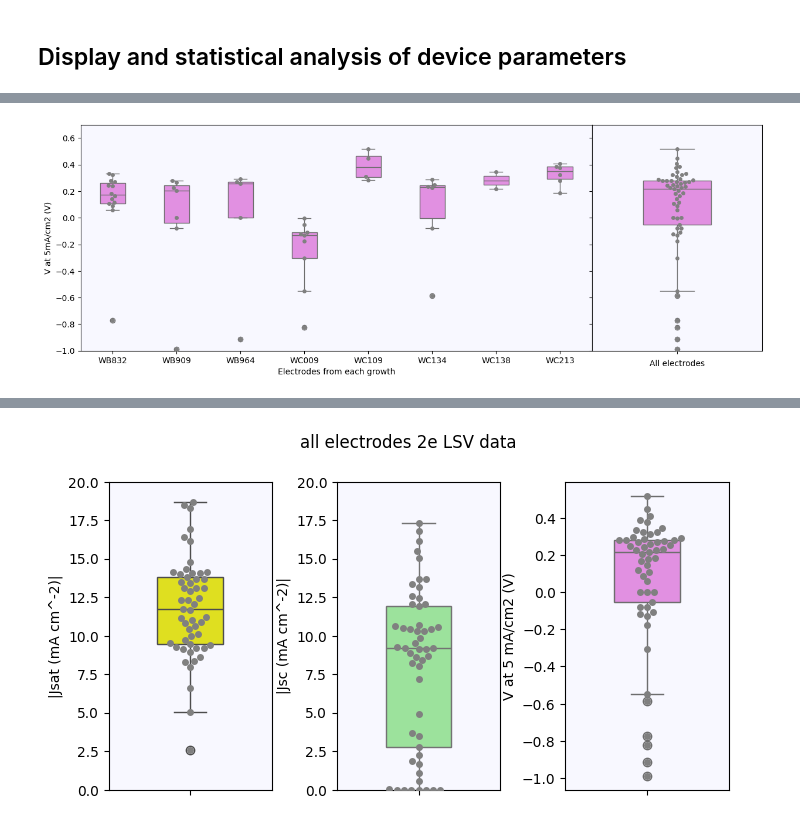
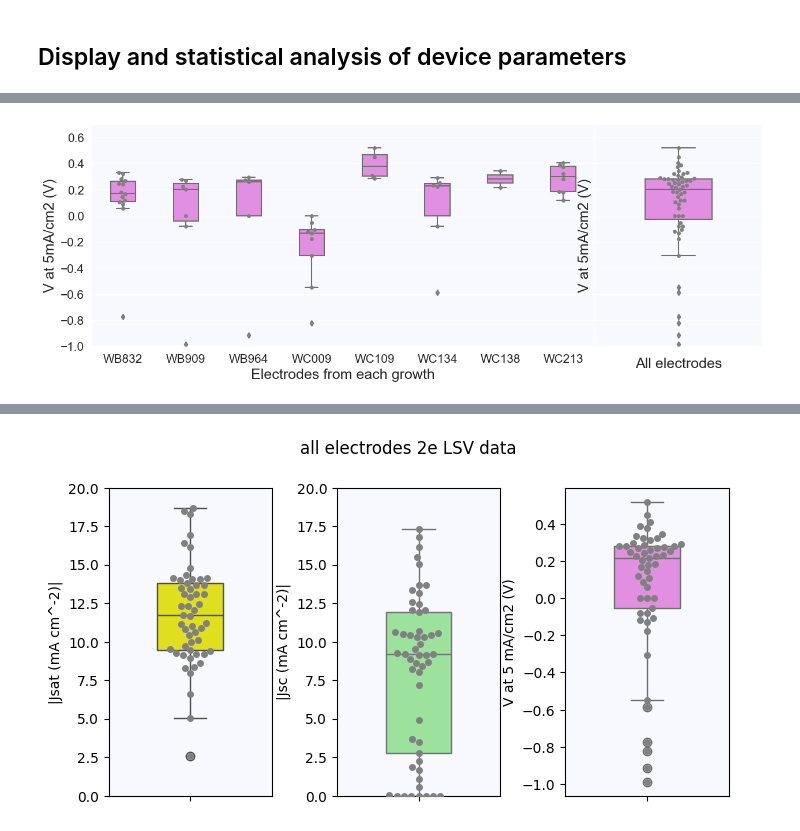
Before and after one commit to oliviaalley/LSV_analysis_script_with_test_data, a Jupyter notebook: Small area GaAs-GaInP tandem photocathode JV pH0pt4 .ipynb, the cells around one changed output, grey strips where cells are left out. Cells and saved outputs as stored; diff of their text form; code cells hidden in the pictures.

```diff
--- a/Small area GaAs-GaInP tandem photocathode JV pH0pt4 .ipynb
+++ b/Small area GaAs-GaInP tandem photocathode JV pH0pt4 .ipynb
@@ -550,0 +630,12 @@ sns.swarmplot(y='V_5mA (V)', data=df_all, x='Growth', color='gray')
+# %%
+fig, ax = plt.subplots(nrows=1, ncols=1, dpi=100, figsize=(7,5))
+
+sns.set_theme(color_codes=True)
+
+sns.histplot(data=df_all, x='V_5mA', hue="Growth", ax=ax)
+
+ax.tick_params(axis='both', which='major', labelsize=15)
+ax.set_xlabel('V_5mA (V)', size=18)
+ax.set_ylabel('Count', size=18)
+
+plt.show()
@@ -550,0 +644,12 @@ sns.swarmplot(y='V_5mA (V)', data=df_all, x='Growth', color='gray')
+# %%
+fig, ax = plt.subplots(nrows=1, ncols=1, dpi=100, figsize=(7,5))
+
+sns.set_theme(color_codes=True)
+
+sns.histplot(data=df_all, x='V_onset', hue="Growth", ax=ax)
+
+ax.tick_params(axis='both', which='major', labelsize=15)
+ax.set_xlabel('V_onset (V)', size=18)
+ax.set_ylabel('Count', size=18)
+
+plt.show()
@@ -611,26 +720,27 @@ Axes(0.723864,0.11;0.176136x0.77)
 # %%
-# Compare 5mA/cm2 potential for each growth and all growths
+# Box plots for 5 mA/cm2 potential
 
 fig, ax = plt.subplots(nrows=1, ncols=2, dpi=100, sharey=True, figsize=(15,5), gridspec_kw={'width_ratios': [3, 1]})
 
-sns.boxplot(y='V_5mA (V)', data=df_all, x='Growth', width = 0.4, ax=ax[0], color = 'violet', zorder=2)
-sns.swarmplot(y='V_5mA (V)', data=df_all, x='Growth', ax=ax[0], size=5, color='gray')
+sns.boxplot(y='V_5mA', data=df_all, x='Growth', width = 0.4, ax=ax[0], color = 'violet', zorder=2)
+sns.swarmplot(y='V_5mA', data=df_all, x='Growth', ax=ax[0], size=5, color='gray')
 
-sns.boxplot(y='V_5mA (V)', data=df_all, width=0.4, ax=ax[1], color='violet', zorder=2)
-sns.swarmplot(y='V_5mA (V)', data=df_all, ax=ax[1], color='gray')
+sns.boxplot(y='V_5mA', data=df_all, width=0.4, ax=ax[1], color='violet', zorder=2)
+sns.swarmplot(y='V_5mA', data=df_all, ax=ax[1], color='gray')
 
-ax[0].set_ylabel('V at 5mA/cm2 (V)')
-ax[0].set_xlabel('Electrodes from each growth')
-ax[1].set_ylabel('V at 5mA/cm2 (V)')
-ax[1].set_xlabel('All electrodes')
+ax[0].set_ylabel('V at 5mA/cm2 (V)', size=18)
+ax[0].set_xlabel('Electrodes from each growth', size=18)
+ax[1].set_ylabel('V at 5mA/cm2 (V)', size=18)
+ax[1].set_xlabel('All electrodes', size=18)
 #ax[2].set_ylabel('V at 5mA/cm2 (V)')
 
 ax[0].set_ylim(-1, 0.5); ax[1].set_ylim(-1, 0.7)
 
 for ax in ax.flat:
     ax.set_facecolor('ghostwhite')
+    ax.tick_params(axis='both', which='major', labelsize=15)
 fig.subplots_adjust(wspace=0.0, hspace=0.1)
 
 plt.show()
 # %% [output]
-[figure, old version]
+[figure, new version]
```
Also changed, not shown: parts of 47 cells of this notebook.
